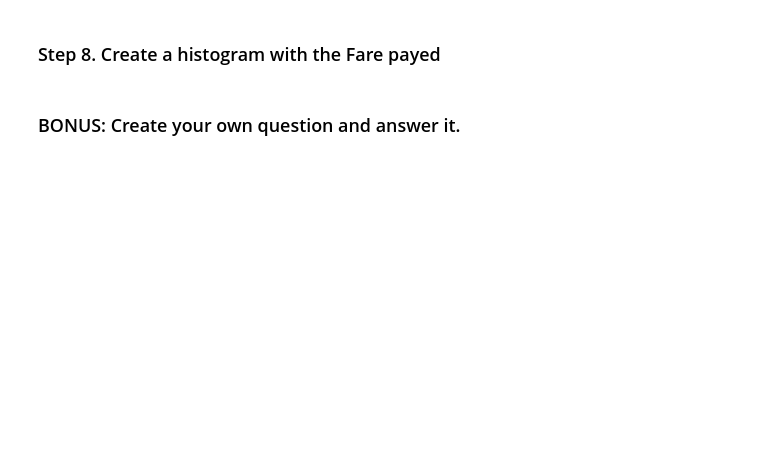
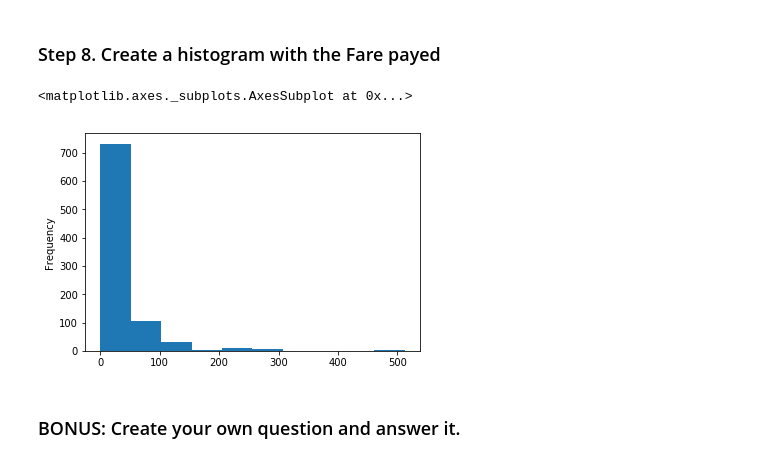
Before and after one commit to jordanmoritz/PandasExercises, a Jupyter notebook: pandas_exercises-master/07_Visualization/Titanic_Desaster/Exercises.ipynb, the cells around one changed output. Saved outputs shown, nothing was run; the diff lists cells and outputs as text; code cells hidden in the pictures; blank space fills up the shorter version.

```diff
--- a/pandas_exercises-master/07_Visualization/Titanic_Desaster/Exercises.ipynb
+++ b/pandas_exercises-master/07_Visualization/Titanic_Desaster/Exercises.ipynb
@@ -75,4 +95,9 @@ plt.pie([male.sum(), female.sum()], labels=['Male', 'Female'])
 # %% [markdown]
 ### Step 8. Create a histogram with the Fare payed
+# %%
+titanic_df.Fare.plot(kind='hist')
+# %% [output]
+<matplotlib.axes._subplots.AxesSubplot at 0x...>
+[figure, added]
 # %% [markdown]
 ### BONUS: Create your own question and answer it.
```
Also changed, not shown: parts of 5 cells of this notebook.
